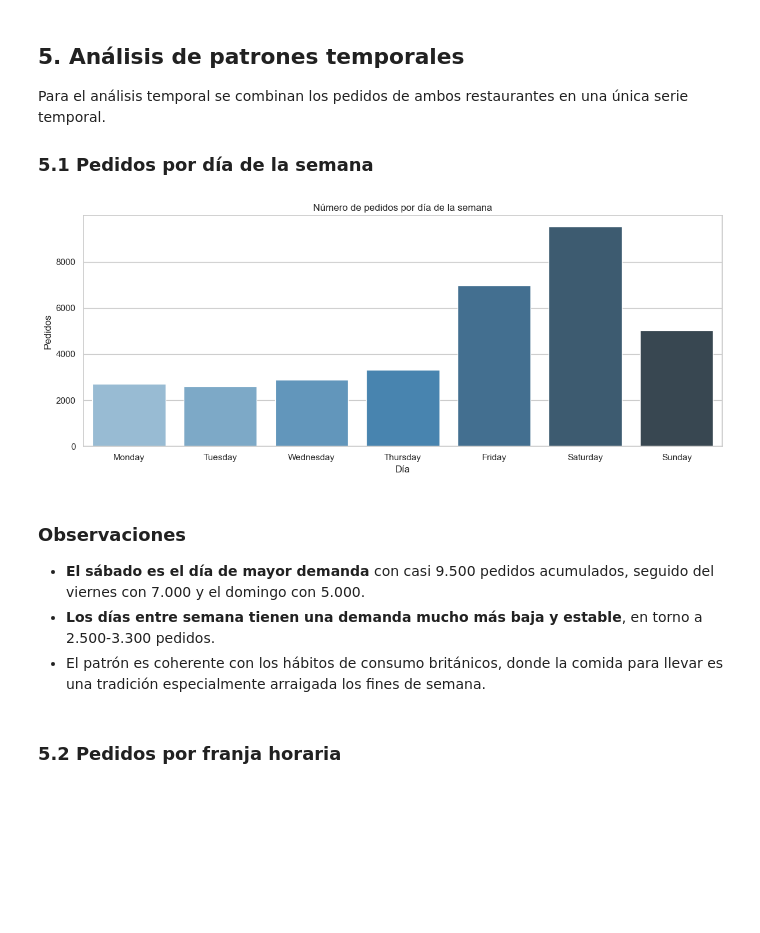
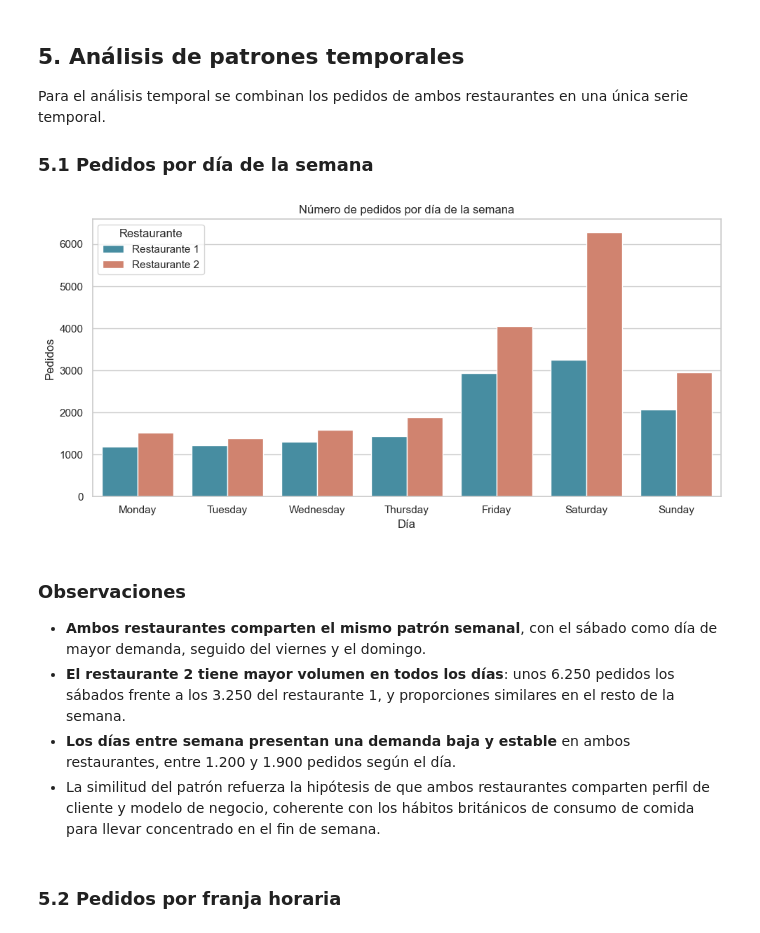
Before and after one commit to mjaalzago/TFG-prediccion-demanda, a Jupyter notebook: notebooks/00_seleccion_dataset/00_EDA_seleccion_london_indian_takeaway.ipynb, the cells around one changed output. Saved outputs shown, nothing was run; the diff lists cells and outputs as text; code cells hidden in the pictures; blank space fills up the shorter version.

Commit message:
FEAT: Elección del restaurante 2 como caso de uso

```diff
--- a/notebooks/00_seleccion_dataset/00_EDA_seleccion_london_indian_takeaway.ipynb
+++ b/notebooks/00_seleccion_dataset/00_EDA_seleccion_london_indian_takeaway.ipynb
@@ -188,39 +190,65 @@ restaurantes en una única serie temporal.
 
 ### 5.1 Pedidos por día de la semana
 # %%
-# Combinar los dos restaurantes
+# Combinar los dos restaurantes añadiendo el identificador
 orders_total = pd.concat([
-    orders_r1[['datetime', 'date', 'hour', 'day_of_week', 'month']],
-    orders_r2[['datetime', 'date', 'hour', 'day_of_week', 'month']]
+    orders_r1[['datetime', 'date', 'hour', 'day_of_week', 'month']].assign(restaurant_id=1),
+    orders_r2[['datetime', 'date', 'hour', 'day_of_week', 'month']].assign(restaurant_id=2)
 ], ignore_index=True)
 
-# Gráfica por día de la semana
+# Contar pedidos por día de la semana y restaurante
+pedidos_dia = (
+    orders_total
+    .groupby(['day_of_week', 'restaurant_id'])
+    .size()
+    .reset_index(name='n_pedidos')
+)
+
+# Ordenar los días
 dias_orden = ['Monday','Tuesday','Wednesday','Thursday','Friday','Saturday','Sunday']
-pedidos_dia = orders_total['day_of_week'].value_counts().reindex(dias_orden)
+pedidos_dia['day_of_week'] = pd.Categorical(
+    pedidos_dia['day_of_week'],
+    categories=dias_orden,
+    ordered=True
+)
+pedidos_dia = pedidos_dia.sort_values('day_of_week')
 
+# Gráfica con barras agrupadas
+fig, ax = plt.subplots(figsize=(10, 5))
 sns.barplot(
-    x=pedidos_dia.index,
-    y=pedidos_dia.values,
-    hue=pedidos_dia.index,
-    palette='Blues_d',
-    legend=False
+    data=pedidos_dia,
+    x='day_of_week',
+    y='n_pedidos',
+    hue='restaurant_id',
+    palette={1: '#3896b0', 2: '#e07a5f'},
+    ax=ax
 )
-plt.title('Número de pedidos por día de la semana')
-plt.xlabel('Día')
-plt.ylabel('Pedidos')
+ax.set_title('Número de pedidos por día de la semana')
+ax.set_xlabel('Día')
+ax.set_ylabel('Pedidos')
+
+# Leyenda con etiquetas legibles
+handles, _ = ax.get_legend_handles_labels()
+ax.legend(handles, ['Restaurante 1', 'Restaurante 2'], title='Restaurante')
+
 plt.tight_layout()
 plt.savefig('../../notebooks/fig_london_pedidos_dia_semana.png', dpi=150)
 plt.show()
 # %% [output]
-[figure, old version]
+[figure, new version]
 # %% [markdown]
 ### Observaciones
-- **El sábado es el día de mayor demanda** con casi 9.500 pedidos
-  acumulados, seguido del viernes con 7.000 y el domingo con 5.000.
-- **Los días entre semana tienen una demanda mucho más baja y estable**,
-  en torno a 2.500-3.300 pedidos.
-- El patrón es coherente con los hábitos de consumo británicos, donde
-  la comida para llevar es una tradición especialmente arraigada los fines de semana.
+- **Ambos restaurantes comparten el mismo patrón semanal**, con el
+  sábado como día de mayor demanda, seguido del viernes y el domingo.
+- **El restaurante 2 tiene mayor volumen en todos los días**: unos
+  6.250 pedidos los sábados frente a los 3.250 del restaurante 1,
+  y proporciones similares en el resto de la semana.
+- **Los días entre semana presentan una demanda baja y estable** en
+  ambos restaurantes, entre 1.200 y 1.900 pedidos según el día.
+- La similitud del patrón refuerza la hipótesis de que ambos
+  restaurantes comparten perfil de cliente y modelo de negocio,
+  coherente con los hábitos británicos de consumo de comida para
+  llevar concentrado en el fin de semana.
 # %% [markdown]
 ### 5.2 Pedidos por franja horaria
 # %%
```
Also changed, not shown: parts of 8 cells of this notebook, 9 other files.
